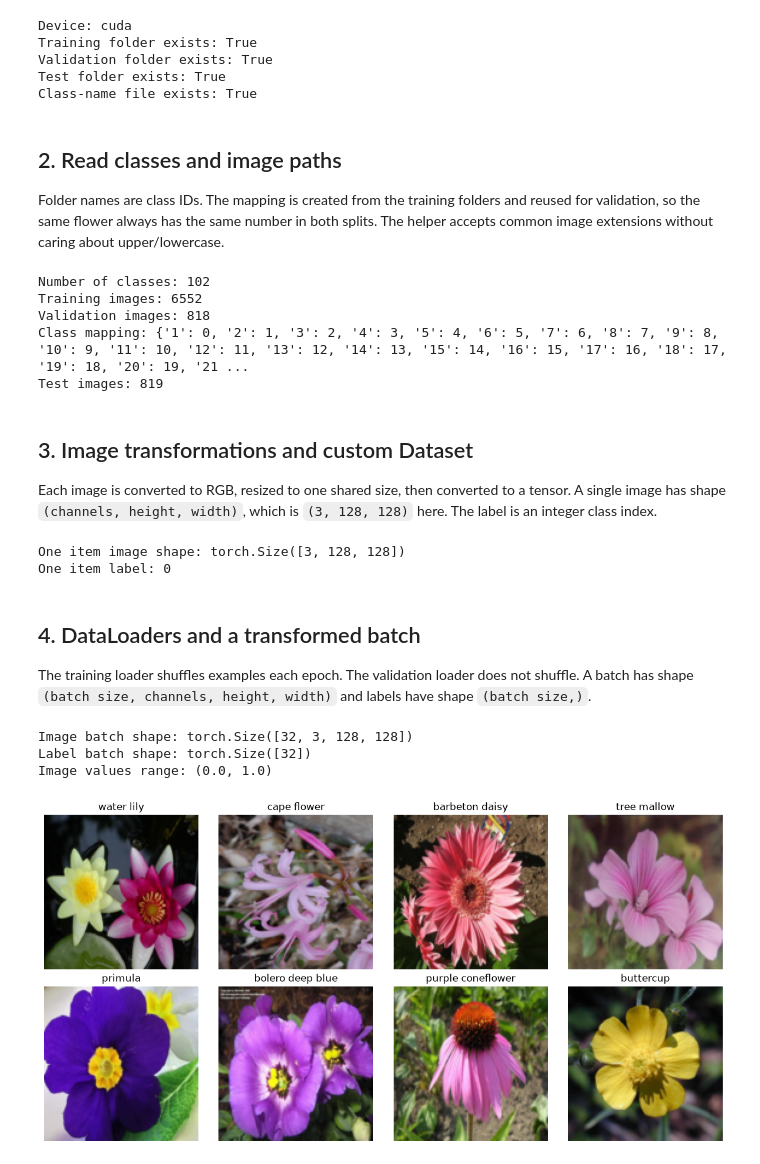
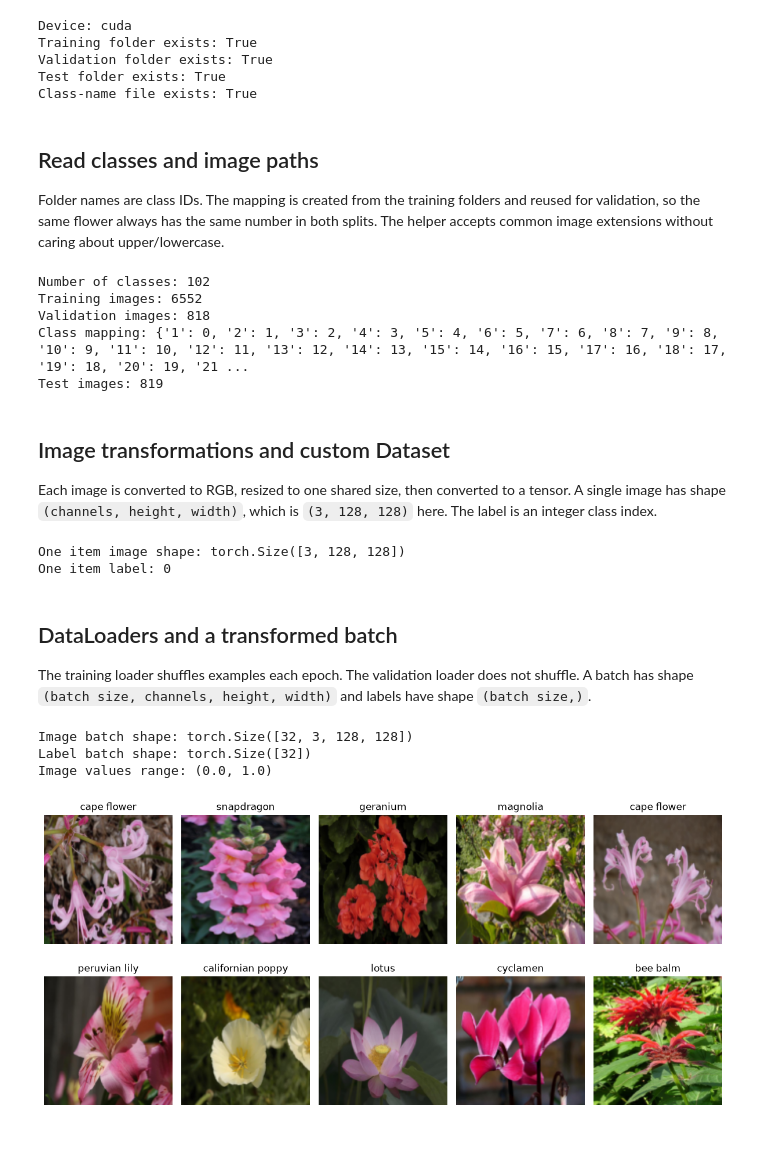
Before and after one commit to arunAK096/Machine-Learning-Project, a Jupyter notebook: milestone-1.ipynb, the cells around one changed output. Saved outputs shown, nothing was run; the diff lists cells and outputs as text; code cells hidden in the pictures.

```diff
--- a/milestone-1.ipynb
+++ b/milestone-1.ipynb
@@ -53,7 +53,7 @@ Validation folder exists: True
 Test folder exists: True
 Class-name file exists: True
 # %% [markdown]
-## 2. Read classes and image paths
+##  Read classes and image paths
 
 Folder names are class IDs. The mapping is created from the training folders and reused for validation, so the same flower always has the same number in both splits. The helper accepts common image extensions without caring about upper/lowercase.
 # %%
@@ -141,7 +141,7 @@ Class mapping: {'1': 0, '2': 1, '3': 2, '4': 3, '5': 4, '6': 5, '7': 6, '8': 7,
 Test images: 819
 # %% [markdown]
 
-## 3. Image transformations and custom Dataset
+##  Image transformations and custom Dataset
 
 Each image is converted to RGB, resized to one shared size, then converted to a tensor. A single image has shape `(channels, height, width)`, which is `(3, 128, 128)` here. The label is an integer class index.
 # %%
@@ -174,38 +174,38 @@ print("One item label:", train_dataset[0][1])
 One item image shape: torch.Size([3, 128, 128])
 One item label: 0
 # %% [markdown]
-## 4. DataLoaders and a transformed batch
+##  DataLoaders and a transformed batch
 
 The training loader shuffles examples each epoch. The validation loader does not shuffle. A batch has shape `(batch size, channels, height, width)` and labels have shape `(batch size,)`.
 # %%
 train_loader = DataLoader(
     train_dataset,
     batch_size=batch_size,
     shuffle=True,
     num_workers=num_workers,
 )
 valid_loader = DataLoader(
     valid_dataset,
     batch_size=batch_size,
     shuffle=False,
     num_workers=num_workers,
 )
 
 images, labels = next(iter(train_loader))
 print("Image batch shape:", images.shape)
 print("Label batch shape:", labels.shape)
 print("Image values range:", (images.min().item(), images.max().item()))
 
-fig, axes = plt.subplots(2, 4, figsize=(12, 6))
-for image, label, axis in zip(images[:8], labels[:8], axes.flat):
+fig, axes = plt.subplots(2, 5, figsize=(12, 6))
+for image, label, axis in zip(images[:10], labels[:10], axes.flat):
     axis.imshow(image.permute(1, 2, 0))
     class_id = idx_to_class[label.item()]
     axis.set_title(class_to_name.get(class_id, class_id))
     axis.axis("off")
 plt.tight_layout()
 plt.show()
 # %% [output]
 Image batch shape: torch.Size([32, 3, 128, 128])
 Label batch shape: torch.Size([32])
 Image values range: (0.0, 1.0)
-[figure, old version]
+[figure, new version]
```
Also changed, not shown: parts of 2 cells of this notebook.
